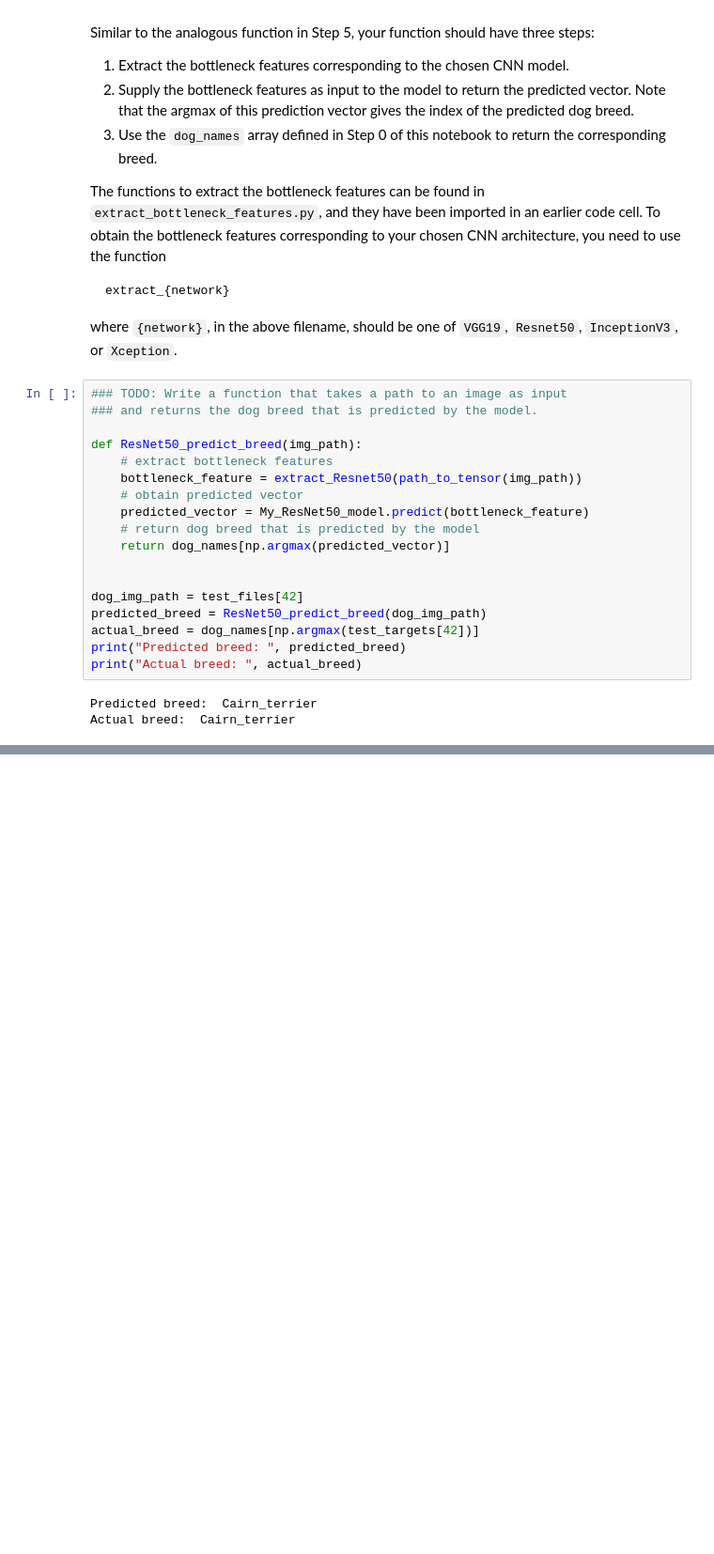
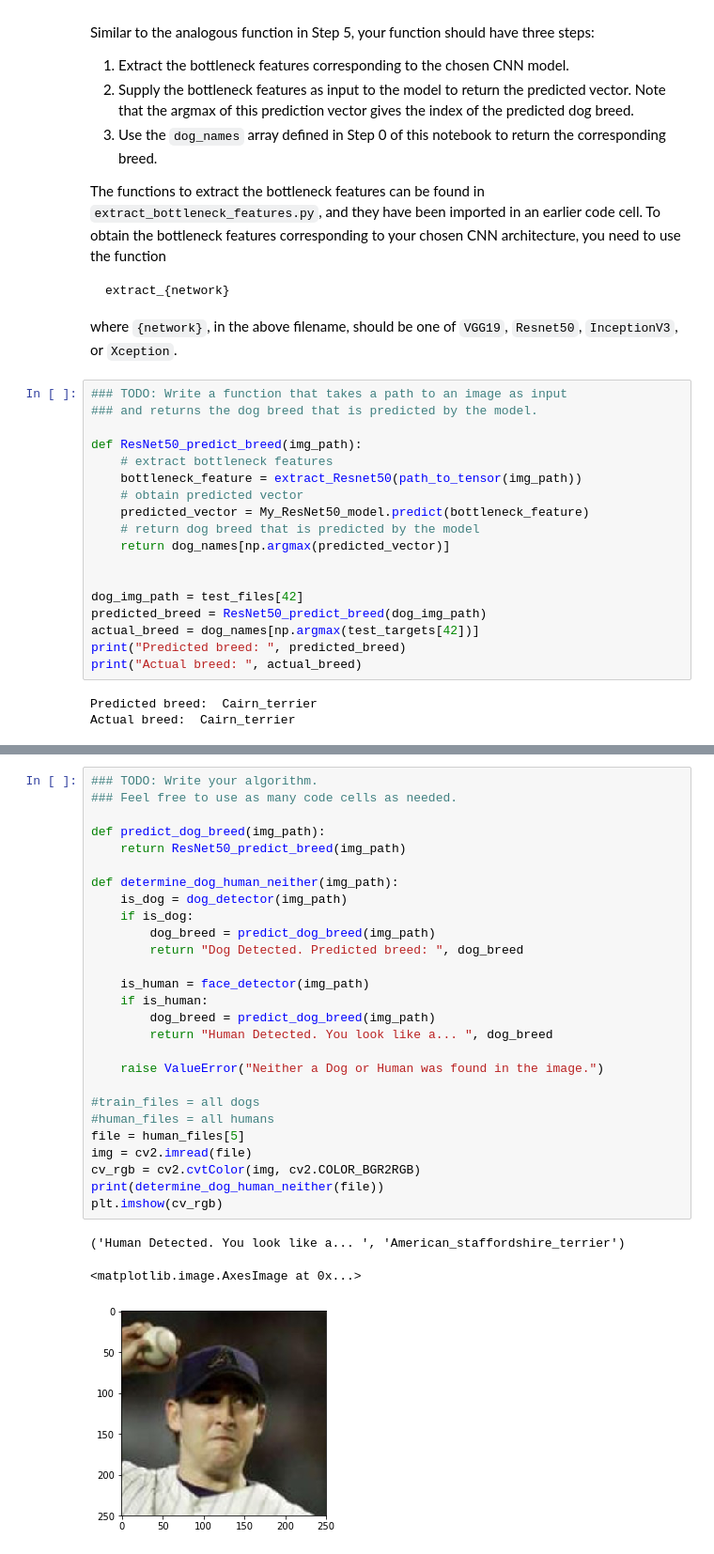
Before and after one commit to EricHodgins/dog-project, a Jupyter notebook: dog_app.ipynb, the cells around one changed output, grey strips where cells are left out. Shown at 94% size. Saved outputs shown, nothing was run; the diff lists cells and outputs as text; blank space fills up the shorter version.

```diff
--- a/dog_app.ipynb
+++ b/dog_app.ipynb
@@ -764,3 +771,34 @@ Some sample output for our algorithm is provided below, but feel free to design
 
 
 ### (IMPLEMENTATION) Write your Algorithm
+# %%
+### TODO: Write your algorithm.
+### Feel free to use as many code cells as needed.
+
+def predict_dog_breed(img_path):
+    return ResNet50_predict_breed(img_path)
+
+def determine_dog_human_neither(img_path):
+    is_dog = dog_detector(img_path)
+    if is_dog:
+        dog_breed = predict_dog_breed(img_path)
+        return "Dog Detected. Predicted breed: ", dog_breed
+
+    is_human = face_detector(img_path)
+    if is_human:
+        dog_breed = predict_dog_breed(img_path)
+        return "Human Detected. You look like a... ", dog_breed
+
+    raise ValueError("Neither a Dog or Human was found in the image.")
+
+#train_files = all dogs
+#human_files = all humans
+file = human_files[5]
+img = cv2.imread(file)
+cv_rgb = cv2.cvtColor(img, cv2.COLOR_BGR2RGB)
+print(determine_dog_human_neither(file))
+plt.imshow(cv_rgb)
+# %% [output]
+('Human Detected. You look like a... ', 'American_staffordshire_terrier')
+<matplotlib.image.AxesImage at 0x...>
+[figure, added]
```
Also changed, not shown: parts of 16 cells of this notebook, 1 other file.
